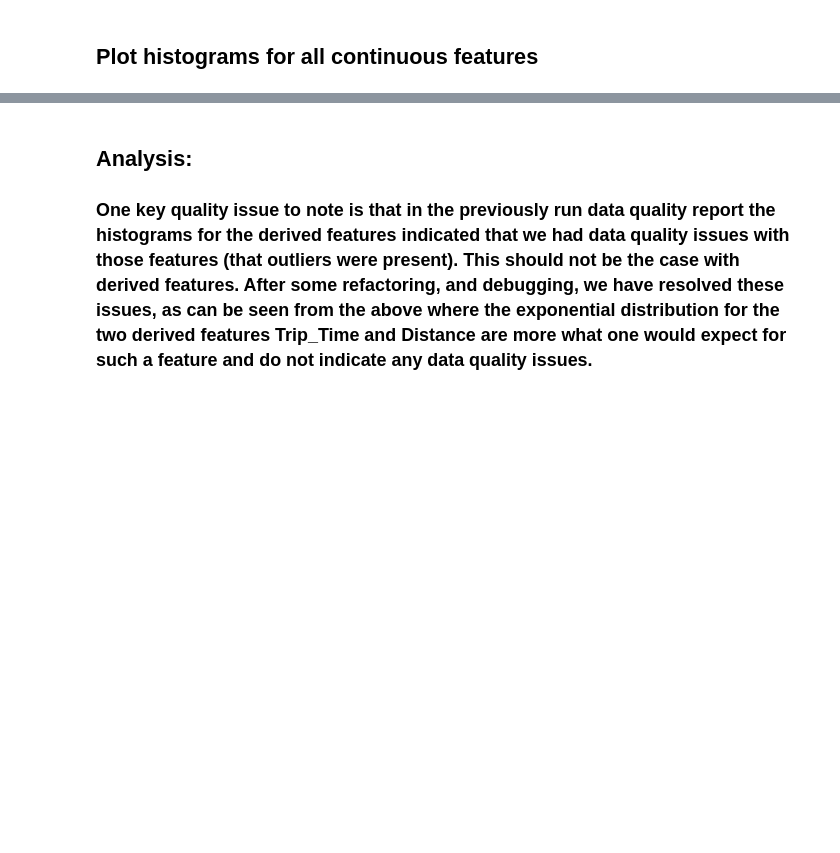
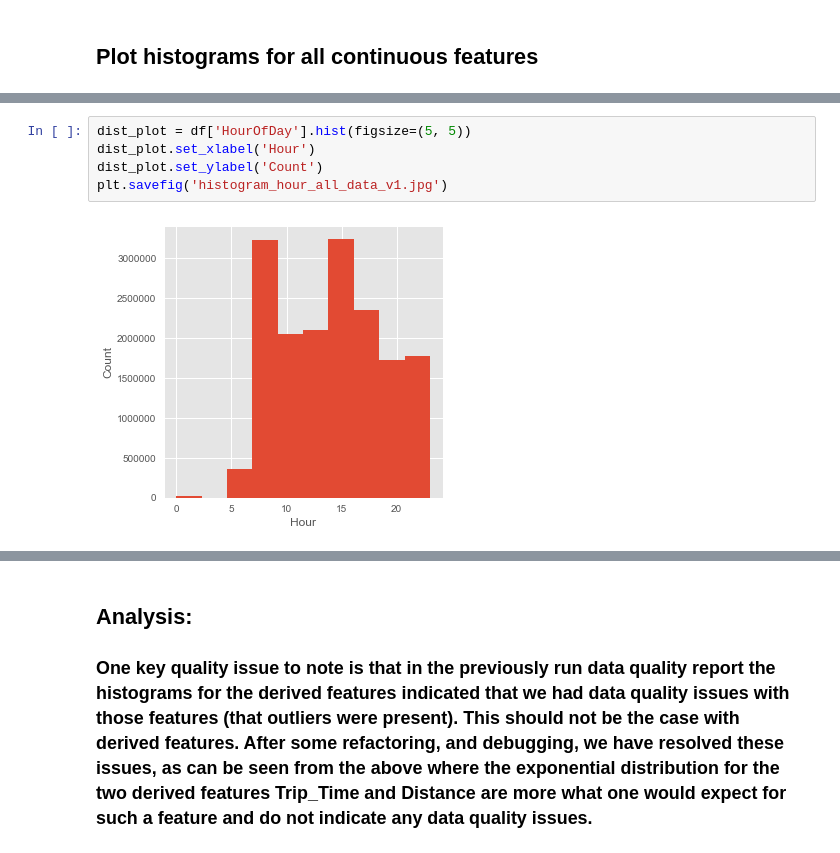
Before and after one commit to PamelaKelly/ETADataHandling, a Jupyter notebook: data_quality/data_quality_report3_all_data.ipynb, the cells around one changed output, grey strips where cells are left out. Cells and saved outputs as stored; diff of their text form; blank space fills up the shorter version.

```diff
--- a/data_quality/data_quality_report3_all_data.ipynb
+++ b/data_quality/data_quality_report3_all_data.ipynb
@@ -205,0 +223,7 @@ plt.savefig('histograms_all_data_v1.jpg')
+# %%
+dist_plot = df['HourOfDay'].hist(figsize=(5, 5))
+dist_plot.set_xlabel('Hour')
+dist_plot.set_ylabel('Count')
+plt.savefig('histogram_hour_all_data_v1.jpg')
+# %% [output]
+[figure, added]
```
Also changed, not shown: parts of 22 cells of this notebook.
